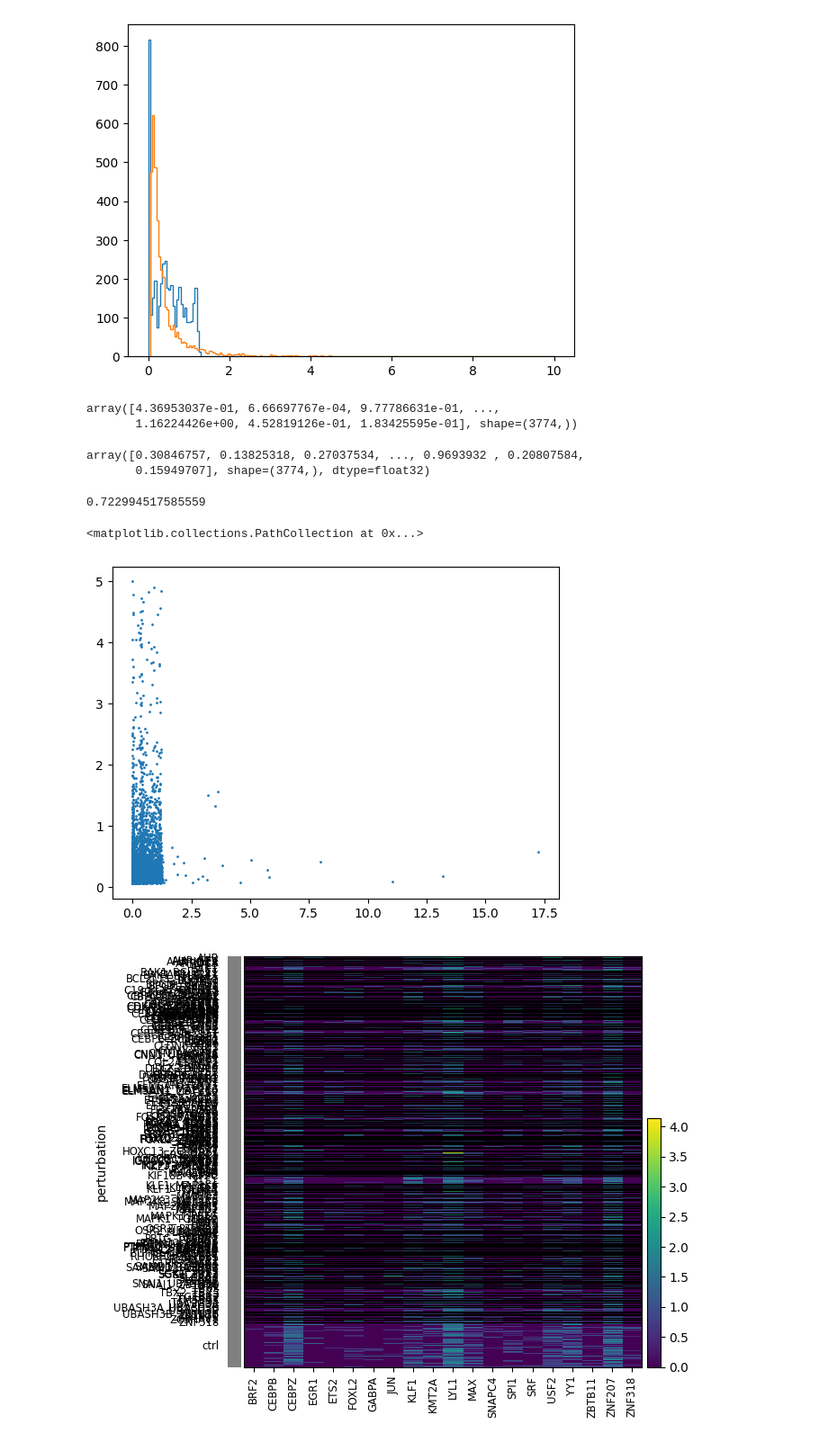
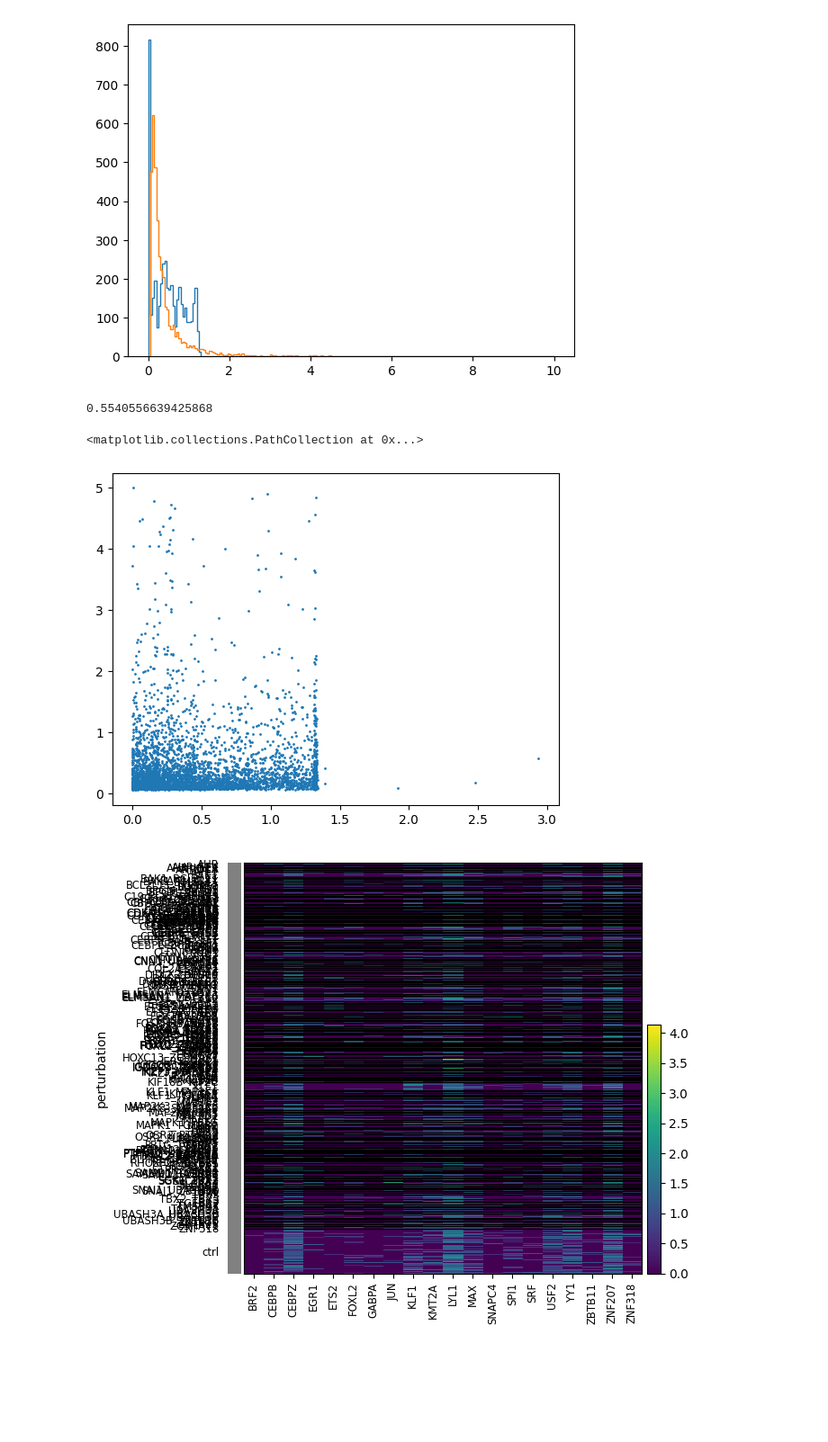
Before and after one commit to GeorgSommerer/bsc_thesis_pGRiNS, a Jupyter notebook: pgrins_cluster_explore.ipynb, the cells around one changed output. Shown at 90% size. Drawn from its saved outputs; the diff is of its cells as text; code cells hidden in the pictures; blank space fills up the shorter version.

```diff
--- a/pgrins_cluster_explore.ipynb
+++ b/pgrins_cluster_explore.ipynb
@@ -24,2 +20,2 @@ testc = testc[testc.obs["best_cells"]]
 # %%
-testc = sc.read_h5ad("Data/Projects/KeggoRo/001/perturb_norm_ctrl_clustered.h5ad")
+testc = sc.read_h5ad("Data/Projects/KeggoRo/001/perturb_norm_ctrl.h5ad")
@@ -57,9 +50,5 @@ plt.stairs(*np.histogram(np.mean(norman_data.layers["log1p"],axis=0),bins=200,ra
 <matplotlib.patches.StepPatch at 0x...>
 [figure]
 # %%
-grins_mean = np.asarray(np.mean(grins_data[:,grins_data.var_names.isin(norman_data.var_names)].layers["log1p"],axis=0)).squeeze()
+tmean = np.asarray(np.mean(testc[:,sorted(list(set(testc.var_names)&set(norman_data.var_names)))].layers["log1p"],axis=0)).squeeze()
+nmean = np.asarray(np.mean(norman_data[norman_data.obs["perturbation"]=="ctrl",sorted(list(set(testc.var_names)&set(norman_data.var_names)))].layers["log1p"],axis=0)).squeeze()
-# %%
-grins_mean
-# %% [output]
-array([4.36953037e-01, 6.66697767e-04, 9.77786631e-01, ...,
-       1.16224426e+00, 4.52819126e-01, 1.83425595e-01], shape=(3774,))
@@ -68,18 +55,13 @@ norman_mean = np.asarray(np.mean(norman_data[norman_data.obs["perturbation"]=="c
-# %%
-norman_mean
-# %% [output]
-array([0.30846757, 0.13825318, 0.27037534, ..., 0.9693932 , 0.20807584,
-       0.15949707], shape=(3774,), dtype=float32)
 # %%
 from scipy.stats import pearsonr
-mean_squared_error(grins_mean,norman_mean)
+mean_squared_error(tmean,nmean)
 # %% [output]
-0.722994517585559
+0.5540556639425868
 # %%
-plt.scatter(grins_mean,norman_mean,s=1)
+plt.scatter(tmean,nmean,s=1)
 # %% [output]
 <matplotlib.collections.PathCollection at 0x...>
-[figure, old version]
+[figure, new version]
 # %%
 sc.pl.heatmap(norman_data,sorted(list(pgenes)),"perturbation",layer="log1p")
 # %% [output]
```
Also changed, not shown: parts of 6 cells of this notebook, 16 other files.
